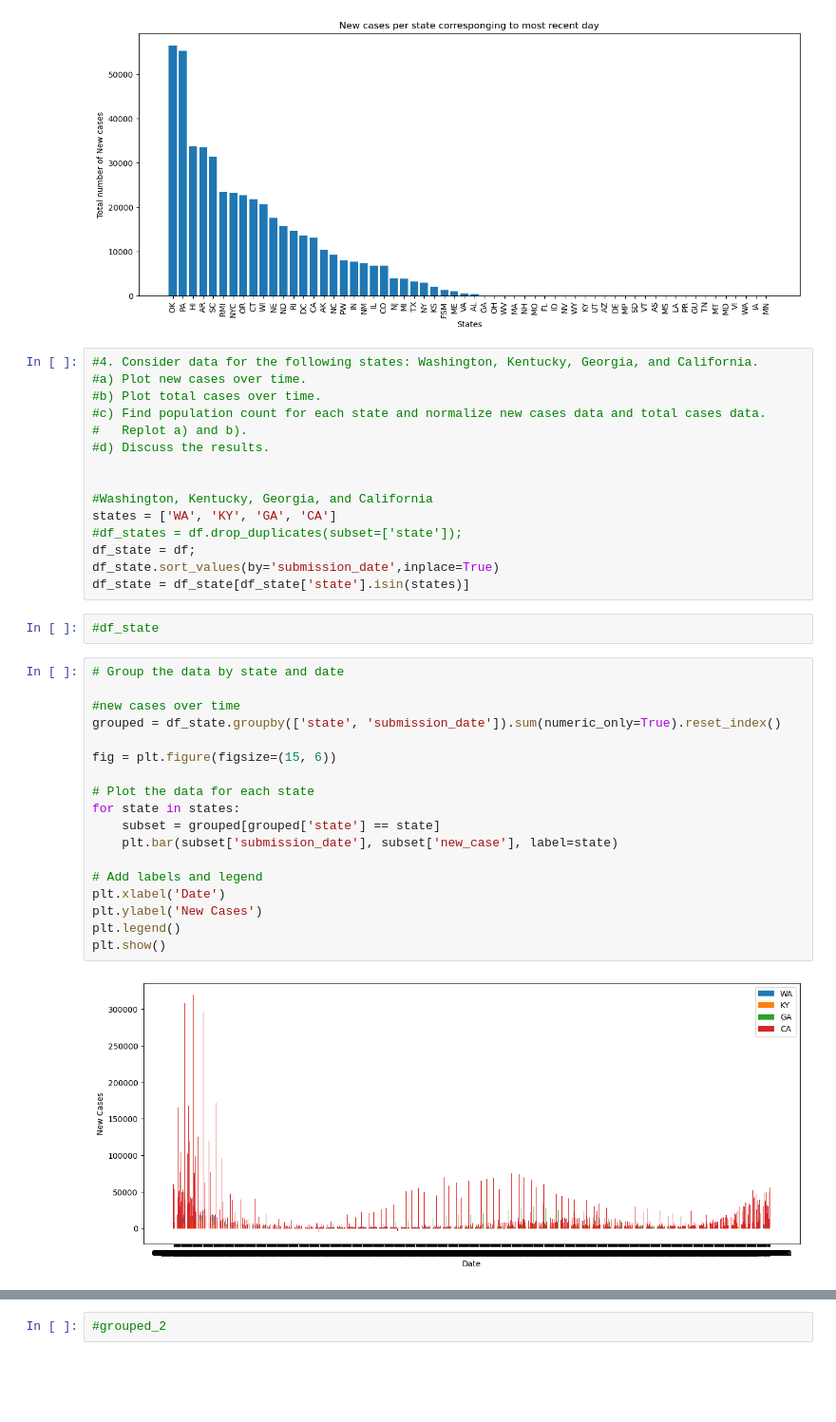
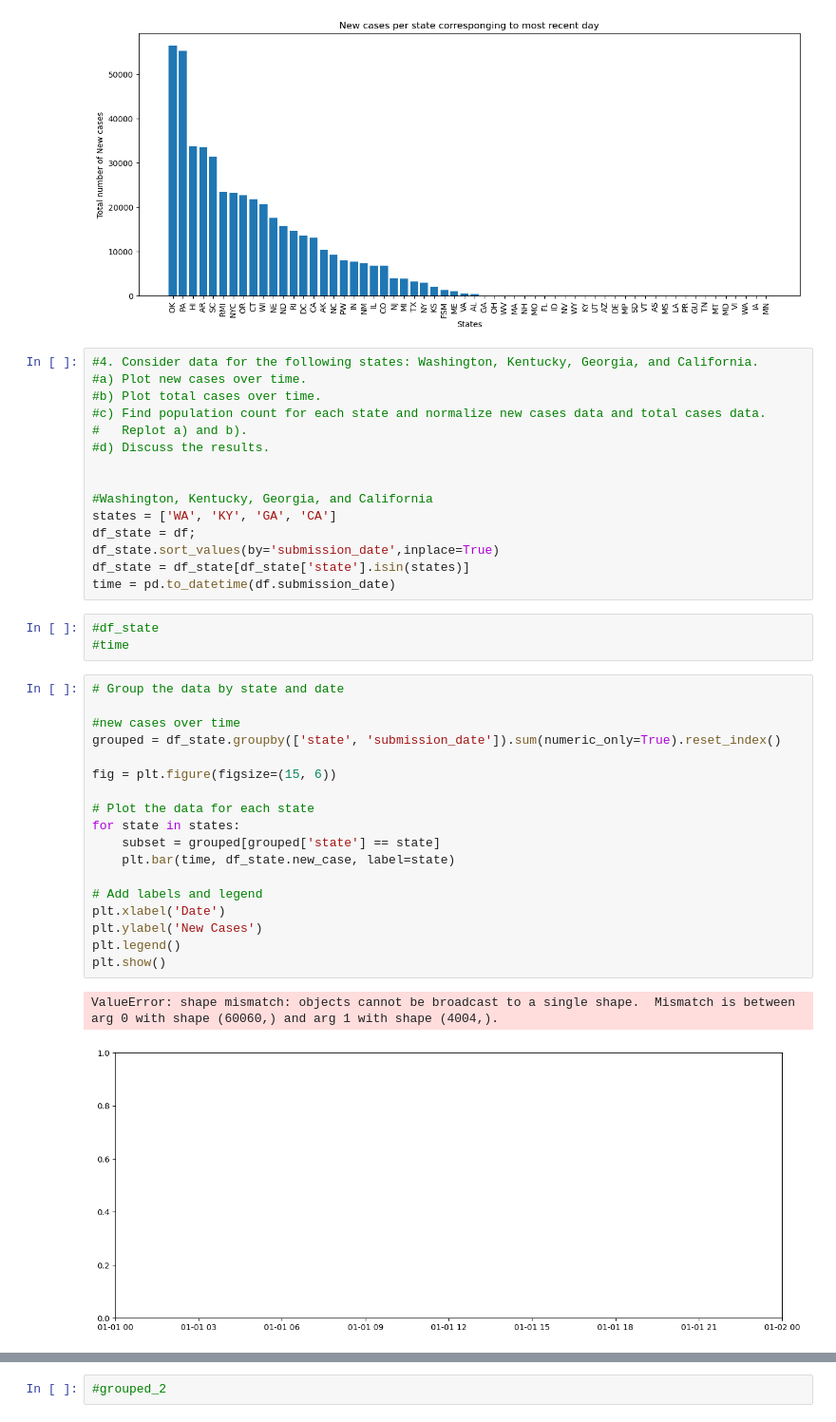
Before and after one commit to hrelosim/AM170B_Spring23, a Jupyter notebook: AM170B_hw1_lab.ipynb, the cells around one changed output, grey strips where cells are left out. Shown: that part at 95% size. Drawn from its saved outputs; the diff is of its cells as text; blank space fills up the shorter version.

```diff
--- a/AM170B_hw1_lab.ipynb
+++ b/AM170B_hw1_lab.ipynb
@@ -103,29 +103,31 @@ plt.show()
 
 #Washington, Kentucky, Georgia, and California
 states = ['WA', 'KY', 'GA', 'CA']
-#df_states = df.drop_duplicates(subset=['state']);
 df_state = df;
 df_state.sort_values(by='submission_date',inplace=True)
 df_state = df_state[df_state['state'].isin(states)]
+time = pd.to_datetime(df.submission_date)
 # %%
 #df_state
+#time
 # %%
 # Group the data by state and date
 
 #new cases over time
 grouped = df_state.groupby(['state', 'submission_date']).sum(numeric_only=True).reset_index()
 
 fig = plt.figure(figsize=(15, 6))
 
 # Plot the data for each state
 for state in states:
     subset = grouped[grouped['state'] == state]
-    plt.bar(subset['submission_date'], subset['new_case'], label=state)
+    plt.bar(time, df_state.new_case, label=state)
 
 # Add labels and legend
 plt.xlabel('Date')
 plt.ylabel('New Cases')
 plt.legend()
 plt.show()
 # %% [output]
+ValueError: shape mismatch: objects cannot be broadcast to a single shape.  Mismatch is between arg 0 with shape (60060,) and arg 1 with shape (4004,).
-[figure, old version]
+[figure, new version]
```
Also changed, not shown: parts of 11 cells of this notebook.
